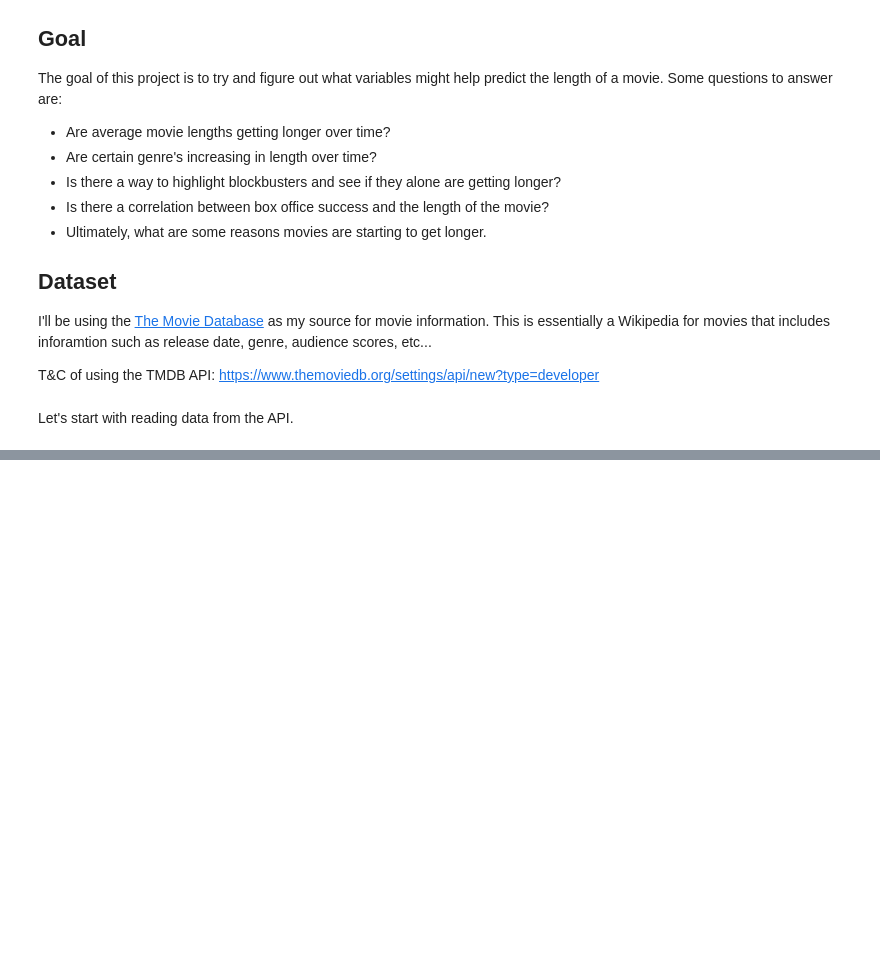
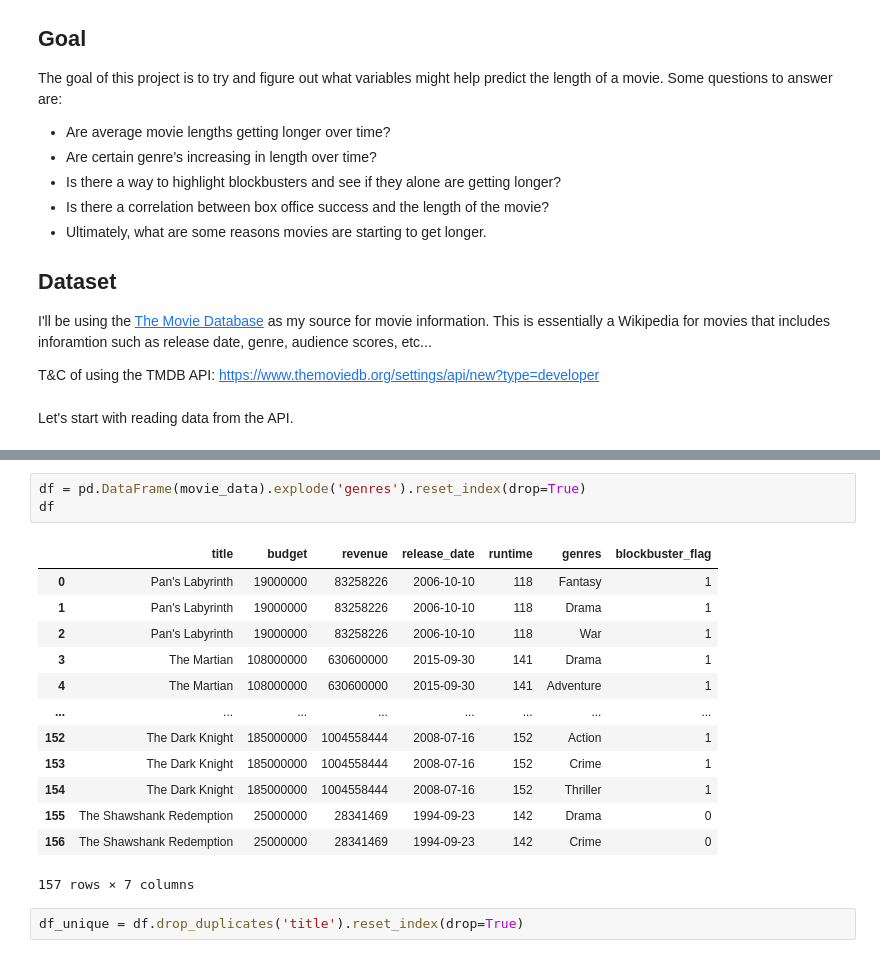
Before and after one commit to togidan/MovieDuration, a Jupyter notebook: movie_analyzer.ipynb, the cells around one changed output, grey strips where cells are left out. Cells and saved outputs as stored; diff of their text form; blank space fills up the shorter version.

```diff
--- a/movie_analyzer.ipynb
+++ b/movie_analyzer.ipynb
@@ -23,0 +217,19 @@ import pandas as pd
+# %%
+df = pd.DataFrame(movie_data).explode('genres').reset_index(drop=True)
+df
+# %% [output]
+|  | title | budget | revenue | release_date | runtime | genres | blockbuster_flag |
+| 0 | Pan's Labyrinth | 19000000 | 83258226 | 2006-10-10 | 118 | Fantasy | 1 |
+| 1 | Pan's Labyrinth | 19000000 | 83258226 | 2006-10-10 | 118 | Drama | 1 |
+| 2 | Pan's Labyrinth | 19000000 | 83258226 | 2006-10-10 | 118 | War | 1 |
+| 3 | The Martian | 108000000 | 630600000 | 2015-09-30 | 141 | Drama | 1 |
+| 4 | The Martian | 108000000 | 630600000 | 2015-09-30 | 141 | Adventure | 1 |
+| ... | ... | ... | ... | ... | ... | ... | ... |
+| 152 | The Dark Knight | 185000000 | 1004558444 | 2008-07-16 | 152 | Action | 1 |
+| 153 | The Dark Knight | 185000000 | 1004558444 | 2008-07-16 | 152 | Crime | 1 |
+| 154 | The Dark Knight | 185000000 | 1004558444 | 2008-07-16 | 152 | Thriller | 1 |
+| 155 | The Shawshank Redemption | 25000000 | 28341469 | 1994-09-23 | 142 | Drama | 0 |
+| 156 | The Shawshank Redemption | 25000000 | 28341469 | 1994-09-23 | 142 | Crime | 0 |
+157 rows × 7 columns
+# %%
+df_unique = df.drop_duplicates('title').reset_index(drop=True)
```
Also changed, not shown: parts of 18 cells of this notebook.
